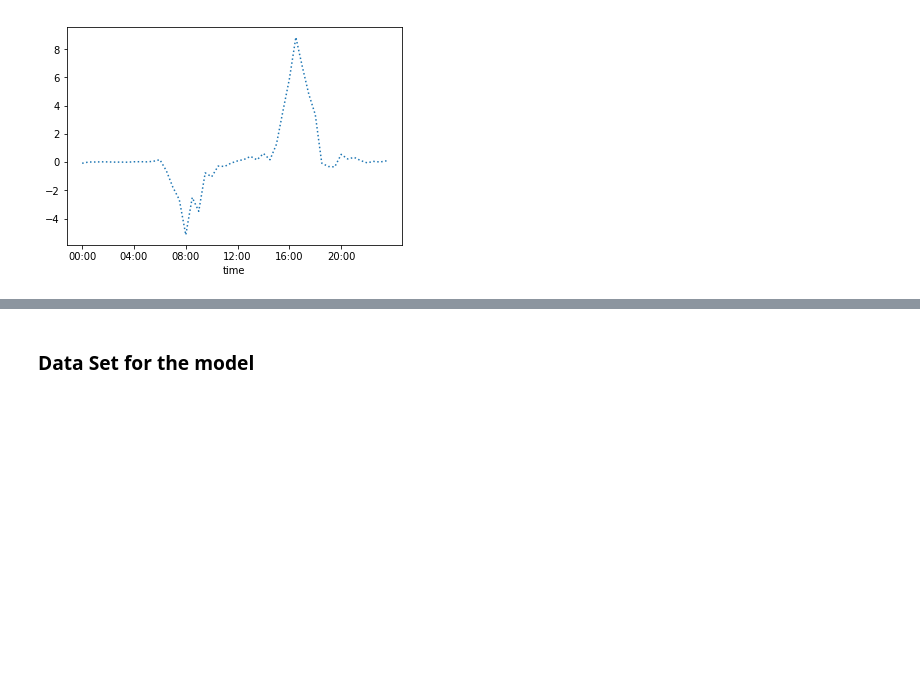
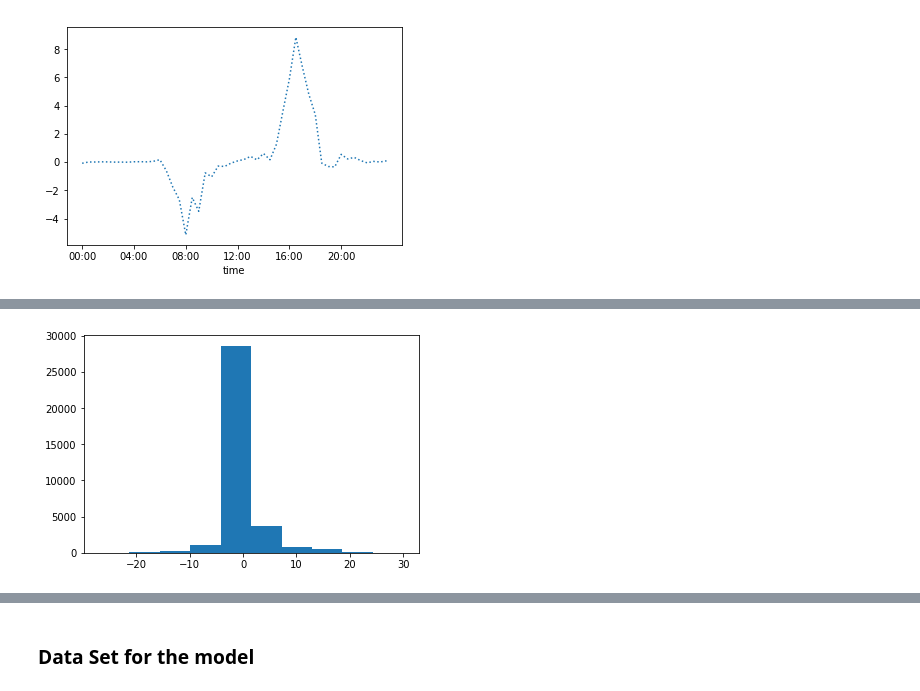
Before and after one commit to shantanurathore/CapstoneFinal, a Jupyter notebook: Capstone2_prod.ipynb, the cells around one changed output, grey strips where cells are left out. Cells and saved outputs as stored; diff of their text form; code cells hidden in the pictures; blank space fills up the shorter version.

```diff
--- a/Capstone2_prod.ipynb
+++ b/Capstone2_prod.ipynb
@@ -489,15 +571,17 @@ outgoing           float64
 incoming           float64
 dtype: object
 # %%
+#Setting the threshold
+bikeThreshold = 4
 #Setting target column - starting with 0
 bike_availability_df['replenish'] = 0
 # setting value based on the future 1 Hour
 #So, if the number of bikes at (current_time_stamp + 1 Hour) is less than 4, then set the 'replenish' flag as 1 else 0
 #selected the time stamps to ignore the last one hour (as it doesnt have any future values to look into).
 for i in bike_availability_df.loc['2013-08-29 12:00:00':'2015-08-31 22:30:00'].index:
-    if bike_availability_df.loc[(i + 2),'bikes_available'] < 4:
+    if bike_availability_df.loc[(i + 2),'bikes_available'] < bikeThreshold:
         bike_availability_df.loc[i,'replenish'] = 1
-    if bike_availability_df.loc[(i + 2),'bikes_available'] >= 4:
+    if bike_availability_df.loc[(i + 2),'bikes_available'] >= bikeThreshold:
         bike_availability_df.loc[i,'replenish'] = 0
 # %%
 #Printing head to check replenish value
@@ -524,13 +608,15 @@ bike_availability_df['outgoing_24H'] = bike_availability_df['outgoing'].rolling(
 bike_availability_df['incoming_24H'] = bike_availability_df['incoming'].rolling(window=48).mean()
 bike_availability_df['outgoing-incoming-ratio'] = bike_availability_df['outgoing_24H']/bike_availability_df['incoming_24H']
 
+bike_availability_df.loc[~np.isfinite(bike_availability_df['outgoing-incoming-ratio']), 'outgoing-incoming-ratio'] = 0
 ##Backfill NaNs with outgoing and incoming ratios
 # %%
 #Average bikes available in 3 hour windows to calculate periods of high traffic and low traffic
 bike_availability_df['avg_bikes_available'] = bike_availability_df['bikes_available'].rolling(window=6).mean()
 bike_availability_df['net_incoming_traffic'] = bike_availability_df['incoming'] - bike_availability_df['outgoing']
 bike_availability_df['net_incoming_traffic_24Hr']  =  bike_availability_df['net_incoming_traffic'].rolling(window=48).mean()
-bike_availability_df['incoming_traffic']  = bike_availability_df['net_incoming_traffic'] / bike_availability_df['net_incoming_traffic_24Hr']
+bike_availability_df['incoming_traffic_hourVsDay']  = bike_availability_df['net_incoming_traffic'] / bike_availability_df['net_incoming_traffic_24Hr']
+bike_availability_df.loc[~np.isfinite(bike_availability_df['incoming_traffic_hourVsDay']), 'incoming_traffic_hourVsDay'] = 0
 #bike_availability_df['net_outgoing_traffic'] = bike_availability_df['outgoing'] - bike_availability_df['incoming']
 
 #Backfill Nans
@@ -568,0 +659,5 @@ plt.show()
+# %%
+print(net_incoming_byHour)
+plt.hist(bike_availability_df.net_incoming_traffic)
+plt.show()
+# %% [output]
@@ -569,3 +681,4 @@ plt.show()
+[figure, added]
 # %%
 bike_availability_df['timestamp'] = bike_availability_df.index.time
 # %%
```
Also changed, not shown: parts of 94 cells of this notebook.
